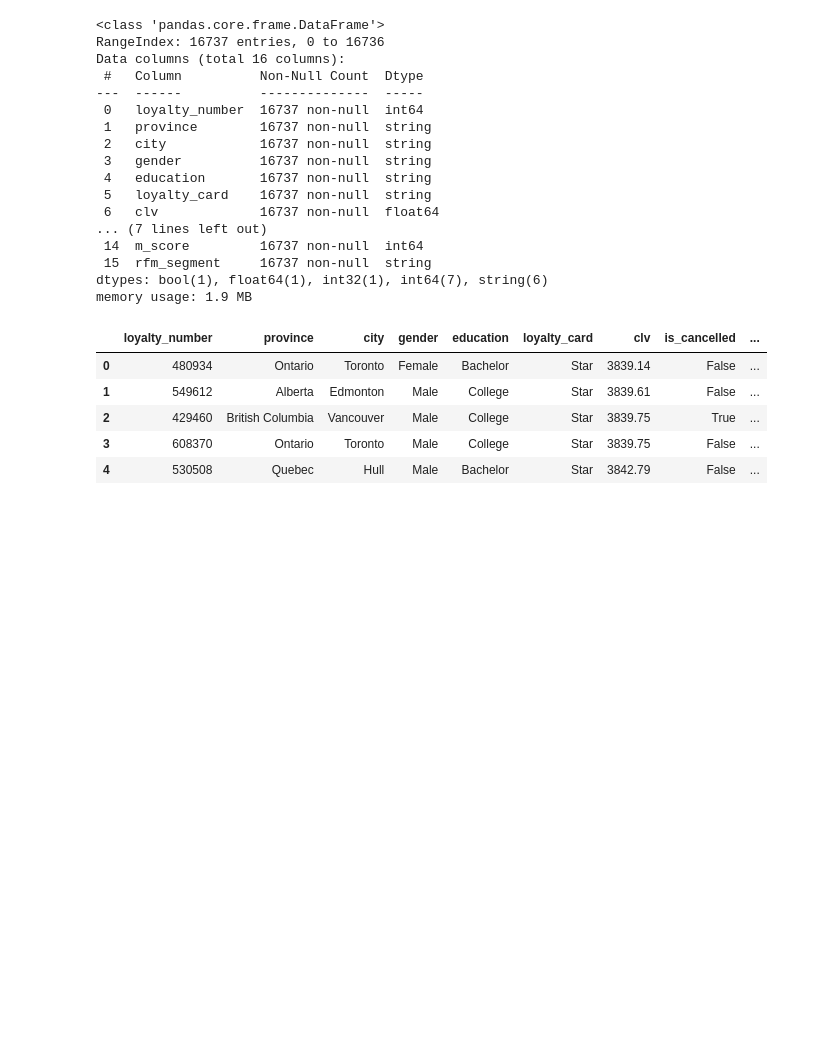
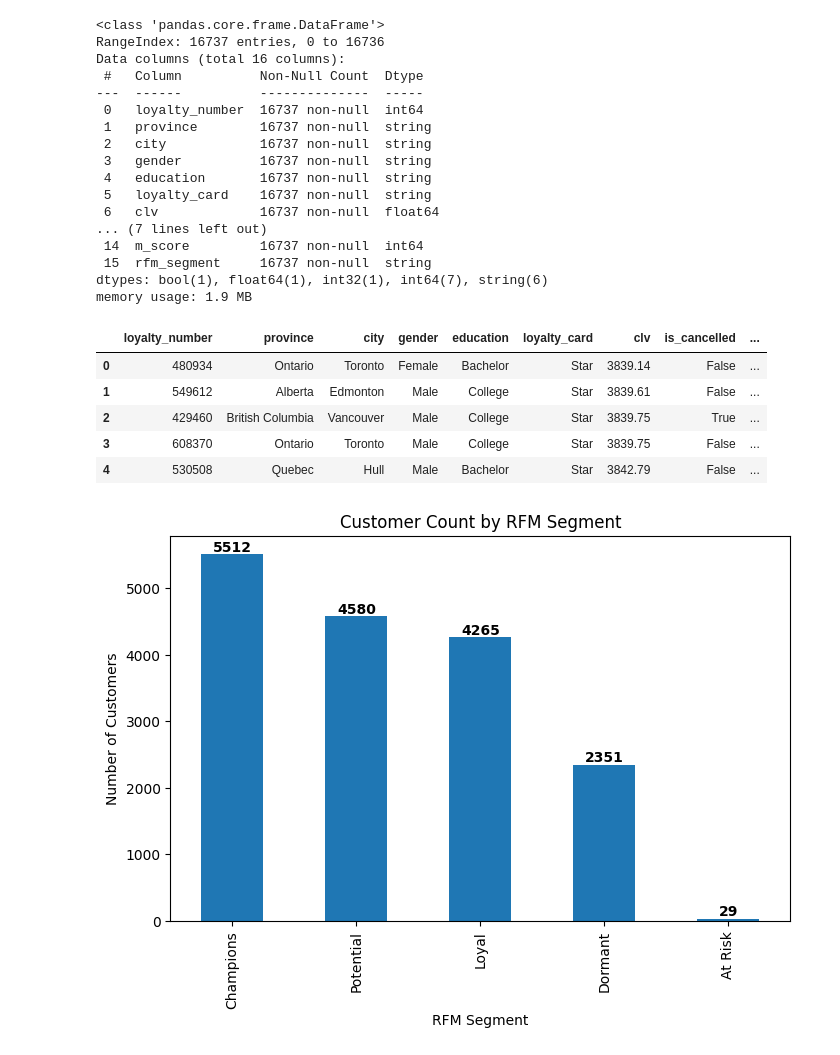
Before and after one commit to tssarathi/airline-customer-analytics, a Jupyter notebook: notebooks/02_feature-exploration.ipynb, the cells around one changed output. Cells and saved outputs as stored; diff of their text form; code cells hidden in the pictures; blank space fills up the shorter version.

Commit message:
feat(feature exploration): rfm segments bar graph

```diff
--- a/notebooks/02_feature-exploration.ipynb
+++ b/notebooks/02_feature-exploration.ipynb
@@ -447,5 +447,20 @@ customer_features.head()
 | 2 | 429460 | British Columbia | Vancouver | Male | College | Star | 3839.75 | True | ... |
 | 3 | 608370 | Ontario | Toronto | Male | College | Star | 3839.75 | False | ... |
 | 4 | 530508 | Quebec | Hull | Male | Bachelor | Star | 3842.79 | False | ... |
+# %%
+ax = customer_features["rfm_segment"].value_counts().sort_values(ascending=False).plot(
+    kind="bar", figsize=(8, 5), title="Customer Count by RFM Segment"
+)
+plt.xlabel("RFM Segment")
+plt.ylabel("Number of Customers")
+for p in ax.patches:
+    ax.annotate(
+        f"{int(p.get_height())}",
+        (p.get_x() + p.get_width() / 2, p.get_height()),
+        ha="center", va="bottom", fontsize=10, fontweight="bold"
+    )
+plt.show()
+# %% [output]
+[figure, added]
 # %%
 customer_features.to_parquet("../data/curated/customer_features.parquet", index=False)
```
Also changed, not shown: 2 other files.
